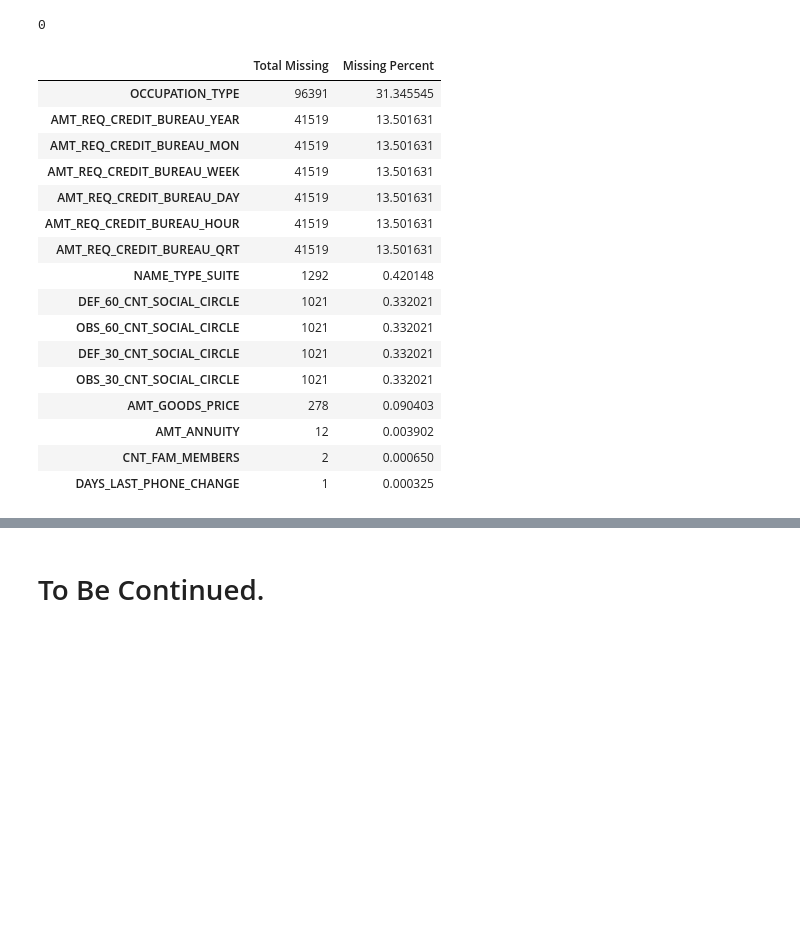
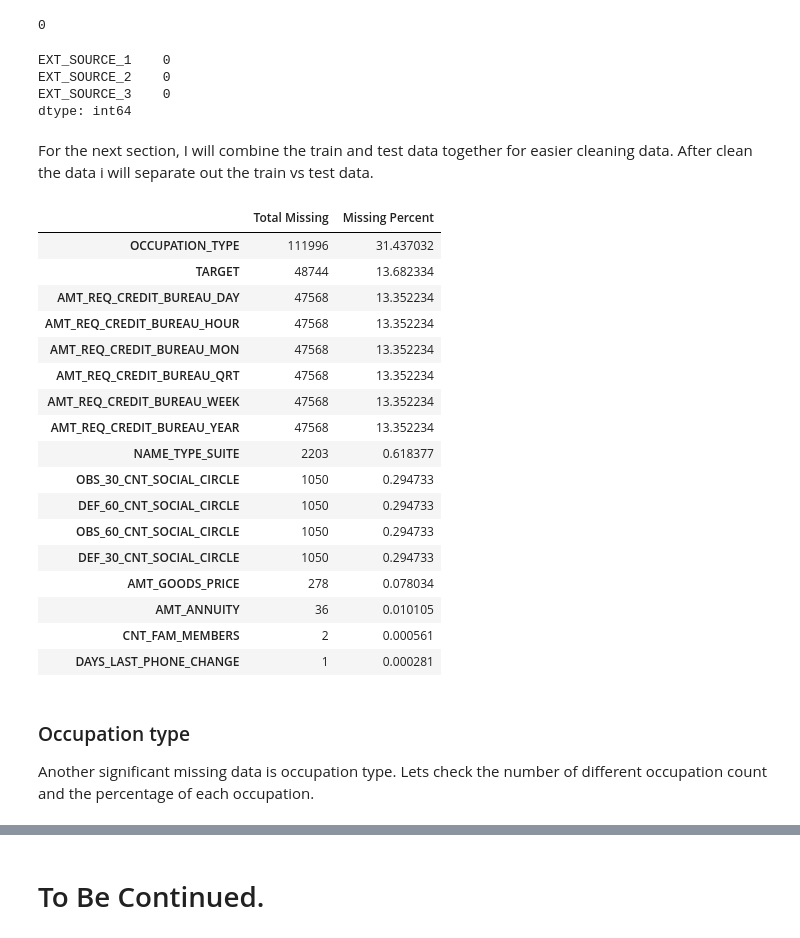
Before and after one commit to terrancexia/Home-Credit-Default-Risk-, a Jupyter notebook: Home Credit Default Risk.ipynb, the cells around one changed output, grey strips where cells are left out. Drawn from its saved outputs; the diff is of its cells as text; code cells hidden in the pictures; blank space fills up the shorter version.

```diff
--- a/Home Credit Default Risk.ipynb
+++ b/Home Credit Default Risk.ipynb
@@ -194,7 +271,7 @@ Index(['COMMONAREA_MEDI', 'COMMONAREA_AVG', 'COMMONAREA_MODE', 'NONLIVINGAPARTME
       dtype='object')
 # %%
 # Delete the columns related to current living area detailed measurement.
-app_train1 = app_train.drop(['COMMONAREA_MEDI', 'COMMONAREA_AVG', 'COMMONAREA_MODE', 'NONLIVINGAPARTMENTS_MODE',
+df1 = df.drop(['COMMONAREA_MEDI', 'COMMONAREA_AVG', 'COMMONAREA_MODE', 'NONLIVINGAPARTMENTS_MODE',
                              'NONLIVINGAPARTMENTS_MEDI', 'NONLIVINGAPARTMENTS_AVG', 'FONDKAPREMONT_MODE',
                              'LIVINGAPARTMENTS_MEDI', 'LIVINGAPARTMENTS_MODE', 'LIVINGAPARTMENTS_AVG',
                              'FLOORSMIN_MEDI', 'FLOORSMIN_MODE', 'FLOORSMIN_AVG', 'YEARS_BUILD_MEDI',
@@ -342,52 +419,69 @@ FLAG_DOCUMENT_2                     NaN
 Name: EXT_SOURCE_3, dtype: float64
 # %%
 # Fill NA for Ext_source_1 with mean
-ext_source_fill = app_train1['EXT_SOURCE_1'].fillna(app_train1['EXT_SOURCE_1'].mean(), axis=0)
-app_train1['EXT_SOURCE_1']=ext_source_fill
+df1['EXT_SOURCE_1']= df1['EXT_SOURCE_1'].fillna(df1['EXT_SOURCE_1'].mean(), axis=0).values
+
 
 #sanity check
-app_train1['EXT_SOURCE_1'].isnull().sum()
+df1['EXT_SOURCE_1'].isnull().sum()
 # %% [output]
 0
 # %%
 # Fill NA for EXT_source_2 with median
-ext_source_2_fill = app_train1['EXT_SOURCE_2'].fillna(app_train1['EXT_SOURCE_2'].median(), axis=0)
-app_train1['EXT_SOURCE_2']= ext_source_2_fill
+df1['EXT_SOURCE_2']= df1['EXT_SOURCE_2'].fillna(df1['EXT_SOURCE_2'].median(), axis=0).values
+
 
 #Sanity check
-app_train1['EXT_SOURCE_2'].isnull().sum()
+df1['EXT_SOURCE_2'].isnull().sum()
 # %% [output]
 0
 # %%
-# Fill NA for EXT_source_2 with median
-ext_source_3_fill = app_train1['EXT_SOURCE_3'].fillna(app_train1['EXT_SOURCE_3'].median(), axis=0)
-app_train1['EXT_SOURCE_3']= ext_source_3_fill
+# Fill NA for EXT_source_3 with median
+df1['EXT_SOURCE_3']= df1['EXT_SOURCE_3'].fillna(df1['EXT_SOURCE_3'].median(), axis=0).values
+
 
 #Sanity check
-app_train1['EXT_SOURCE_3'].isnull().sum()
+df1['EXT_SOURCE_3'].isnull().sum()
 # %% [output]
 0
+# %%
+#Perform the exact same method for Ext_source 1, 2, 3 in test data
+
+#Check the missing data for EXT_SOURCE 1,2,3 in app_test 1
+df1[['EXT_SOURCE_1', 'EXT_SOURCE_2','EXT_SOURCE_3']].isnull().sum()
+# %% [output]
+EXT_SOURCE_1    0
+EXT_SOURCE_2    0
+EXT_SOURCE_3    0
+dtype: int64
+# %% [markdown]
+For the next section, I will combine the train and test data together for easier cleaning data. After clean the data i will separate out the train vs test data.
 # %%
 #recheck the missing data summary
-total_miss1 = app_train1.isnull().sum().sort_values(ascending=False)
-miss_percent1 = (app_train1.isnull().sum()/app_train1.isnull().count()*100).sort_values(ascending=False)
+total_miss1 = df1.isnull().sum().sort_values(ascending=False)
+miss_percent1 = (df1.isnull().sum()/df1.isnull().count()*100).sort_values(ascending=False)
 miss_summ1 = pd.concat([total_miss1, miss_percent1], axis=1, keys=['Total Missing','Missing Percent'])
 miss_summ1[miss_summ1['Missing Percent']>0]
 # %% [output]
 |  | Total Missing | Missing Percent |
-| OCCUPATION_TYPE | 96391 | 31.345545 |
-| AMT_REQ_CREDIT_BUREAU_YEAR | 41519 | 13.501631 |
-| AMT_REQ_CREDIT_BUREAU_MON | 41519 | 13.501631 |
-| AMT_REQ_CREDIT_BUREAU_WEEK | 41519 | 13.501631 |
-| AMT_REQ_CREDIT_BUREAU_DAY | 41519 | 13.501631 |
-| AMT_REQ_CREDIT_BUREAU_HOUR | 41519 | 13.501631 |
-| AMT_REQ_CREDIT_BUREAU_QRT | 41519 | 13.501631 |
-| NAME_TYPE_SUITE | 1292 | 0.420148 |
-| DEF_60_CNT_SOCIAL_CIRCLE | 1021 | 0.332021 |
-| OBS_60_CNT_SOCIAL_CIRCLE | 1021 | 0.332021 |
-| DEF_30_CNT_SOCIAL_CIRCLE | 1021 | 0.332021 |
-| OBS_30_CNT_SOCIAL_CIRCLE | 1021 | 0.332021 |
-| AMT_GOODS_PRICE | 278 | 0.090403 |
-| AMT_ANNUITY | 12 | 0.003902 |
-| CNT_FAM_MEMBERS | 2 | 0.000650 |
-| DAYS_LAST_PHONE_CHANGE | 1 | 0.000325 |
+| OCCUPATION_TYPE | 111996 | 31.437032 |
+| TARGET | 48744 | 13.682334 |
+| AMT_REQ_CREDIT_BUREAU_DAY | 47568 | 13.352234 |
+| AMT_REQ_CREDIT_BUREAU_HOUR | 47568 | 13.352234 |
+| AMT_REQ_CREDIT_BUREAU_MON | 47568 | 13.352234 |
+| AMT_REQ_CREDIT_BUREAU_QRT | 47568 | 13.352234 |
+| AMT_REQ_CREDIT_BUREAU_WEEK | 47568 | 13.352234 |
+| AMT_REQ_CREDIT_BUREAU_YEAR | 47568 | 13.352234 |
+| NAME_TYPE_SUITE | 2203 | 0.618377 |
+| OBS_30_CNT_SOCIAL_CIRCLE | 1050 | 0.294733 |
+| DEF_60_CNT_SOCIAL_CIRCLE | 1050 | 0.294733 |
+| OBS_60_CNT_SOCIAL_CIRCLE | 1050 | 0.294733 |
+| DEF_30_CNT_SOCIAL_CIRCLE | 1050 | 0.294733 |
+| AMT_GOODS_PRICE | 278 | 0.078034 |
+| AMT_ANNUITY | 36 | 0.010105 |
+| CNT_FAM_MEMBERS | 2 | 0.000561 |
+| DAYS_LAST_PHONE_CHANGE | 1 | 0.000281 |
+# %% [markdown]
+### Occupation type
+
+Another significant missing data is occupation type. Lets check the number of different occupation count and the percentage of each occupation.
```
Also changed, not shown: parts of 31 cells of this notebook.
